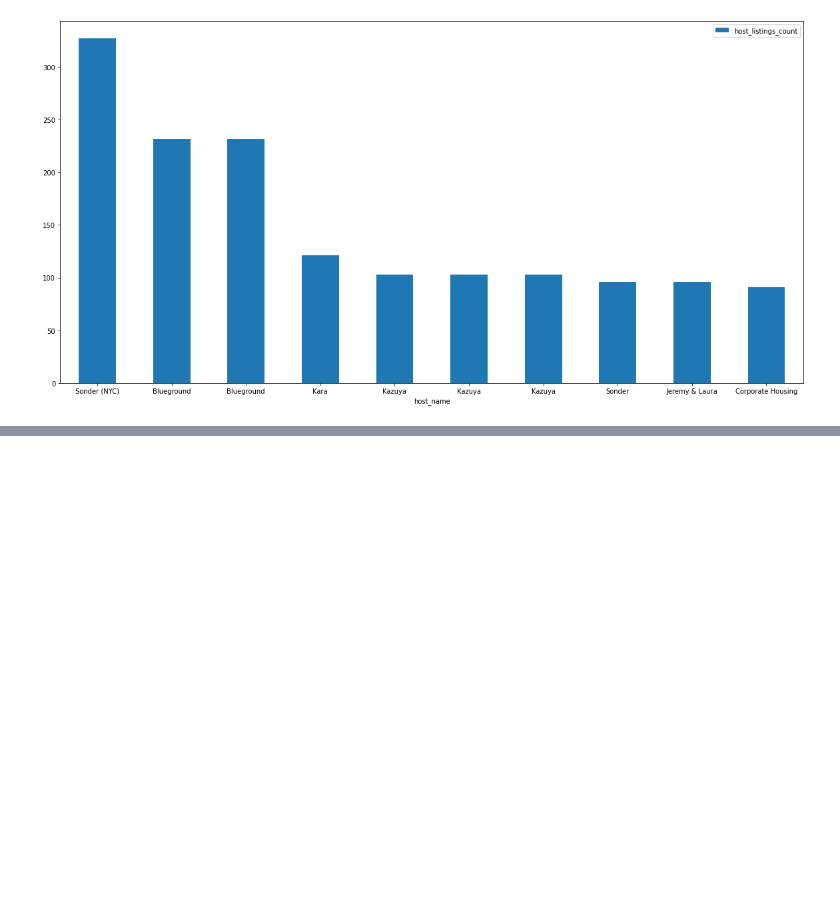
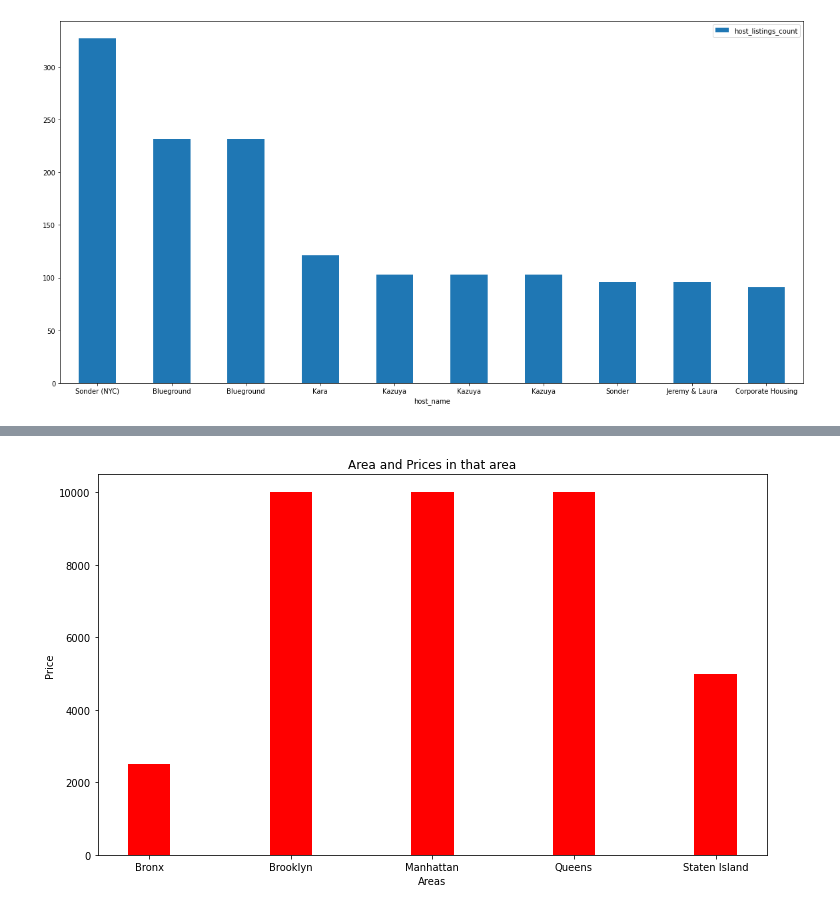
Before and after one commit to vivvvek24/Airbnb-analysis, a Jupyter notebook: Copy_of_Airbnb_Bookings_Analysis_Capstone_Project.ipynb, the cells around one changed output, grey strips where cells are left out. Saved outputs shown, nothing was run; the diff lists cells and outputs as text; code cells hidden in the pictures; blank space fills up the shorter version.

```diff
--- a/Copy_of_Airbnb_Bookings_Analysis_Capstone_Project.ipynb
+++ b/Copy_of_Airbnb_Bookings_Analysis_Capstone_Project.ipynb
@@ -182,0 +211,3 @@ ax = top_10_hosts_for_bar_plot.plot.bar(x='host_name', y='host_listings_count',
+# %%
+loaction_price_data = df_airb.groupby(['neighbourhood_group'])['price'].max().reset_index()
+loaction_price_data
@@ -182,0 +221,16 @@ ax = top_10_hosts_for_bar_plot.plot.bar(x='host_name', y='host_listings_count',
+# %%
+Areas = loaction_price_data['neighbourhood_group']
+Price = loaction_price_data['price']
+
+chart = plt.figure(figsize = (12,7))
+
+# drawing the bar plot
+plt.bar(Areas, Price, color ='red',
+        width = 0.3)
+
+plt.xlabel("Areas")
+plt.ylabel("Price")
+plt.title("Area and Prices in that area")
+plt.show()
+# %% [output]
+[figure, added]
```
Also changed, not shown: parts of 6 cells of this notebook.
